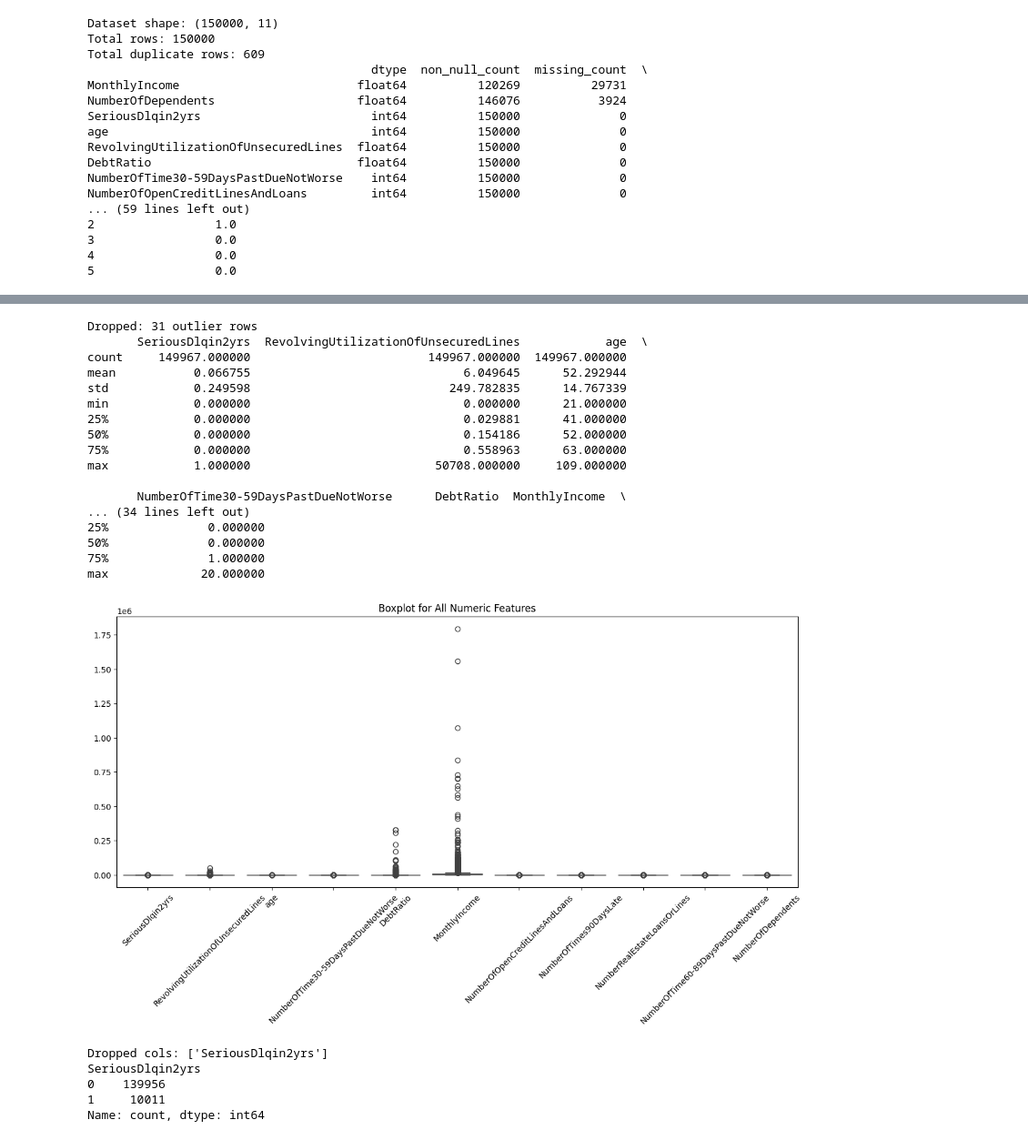
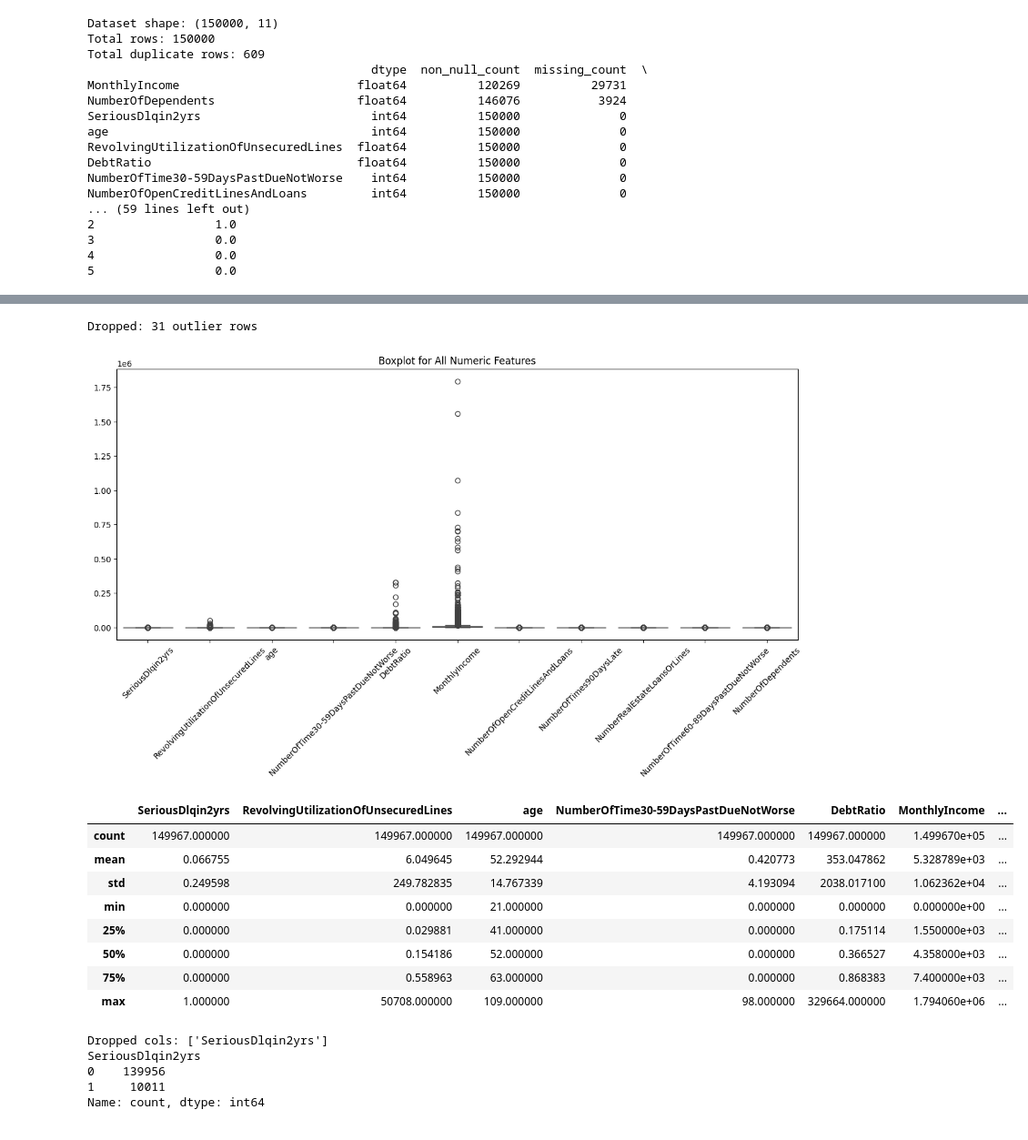
Before and after one commit to sunnysunny77/loan, a Jupyter notebook: cr.ipynb, the cells around one changed output, grey strips where cells are left out. Shown at 91% size. Cells and saved outputs as stored; diff of their text form; code cells hidden in the pictures.

```diff
--- a/cr.ipynb
+++ b/cr.ipynb
@@ -572,49 +544,44 @@ NumberOfOpenCreditLinesAndLoans         int64          150000              0
 # %%
 # Outlier Handling
 numeric_df = df_train.select_dtypes(include=['int64', 'float64'])
 plt.figure(figsize=(15, 6))
 sns.boxplot(data=numeric_df)
 plt.title("Boxplot for All Numeric Features")
 plt.xticks(rotation=45)
 plt.show()
 
 df_train = df_train[df_train['age'] > 0].reset_index(drop=True)
 
 df_train = df_train.sort_values(by="MonthlyIncome", ascending=False).iloc[1:].reset_index(drop=True)
 
 df_filtered = outlier_handling(
     df_train,
     target_col="SeriousDlqin2yrs",
     threshold_high = 99.99,
     threshold_low = 0.01
 )
 
 numeric_df = df_filtered.select_dtypes(include=['int64', 'float64'])
 plt.figure(figsize=(15, 6))
 sns.boxplot(data=numeric_df)
 plt.title("Boxplot for All Numeric Features")
 plt.xticks(rotation=45)
 plt.show()
+
+df_filtered.describe()
 # %% [output]
 [figure]
 Dropped: 31 outlier rows
-       SeriousDlqin2yrs  RevolvingUtilizationOfUnsecuredLines            age  \
-count     149967.000000                         149967.000000  149967.000000
-mean           0.066755                              6.049645      52.292944
-std            0.249598                            249.782835      14.767339
-min            0.000000                              0.000000      21.000000
-25%            0.000000                              0.029881      41.000000
-50%            0.000000                              0.154186      52.000000
-75%            0.000000                              0.558963      63.000000
-max            1.000000                          50708.000000     109.000000
-
-       NumberOfTime30-59DaysPastDueNotWorse      DebtRatio  MonthlyIncome  \
-... (34 lines left out)
-25%              0.000000
-50%              0.000000
-75%              1.000000
-max             20.000000
 [figure]
+|  | SeriousDlqin2yrs | RevolvingUtilizationOfUnsecuredLines | age | NumberOfTime30-59DaysPastDueNotWorse | DebtRatio | MonthlyIncome | ... |
+| count | 149967.000000 | 149967.000000 | 149967.000000 | 149967.000000 | 149967.000000 | 1.499670e+05 | ... |
+| mean | 0.066755 | 6.049645 | 52.292944 | 0.420773 | 353.047862 | 5.328789e+03 | ... |
+| std | 0.249598 | 249.782835 | 14.767339 | 4.193094 | 2038.017100 | 1.062362e+04 | ... |
+| min | 0.000000 | 0.000000 | 21.000000 | 0.000000 | 0.000000 | 0.000000e+00 | ... |
+| 25% | 0.000000 | 0.029881 | 41.000000 | 0.000000 | 0.175114 | 1.550000e+03 | ... |
+| 50% | 0.000000 | 0.154186 | 52.000000 | 0.000000 | 0.366527 | 4.358000e+03 | ... |
+| 75% | 0.000000 | 0.558963 | 63.000000 | 0.000000 | 0.868383 | 7.400000e+03 | ... |
+| max | 1.000000 | 50708.000000 | 109.000000 | 98.000000 | 329664.000000 | 1.794060e+06 | ... |
 # %%
 # Select targets
 df_features, target, feature_cols_to_drop = drop_target_and_ids(df_filtered)
```
Also changed, not shown: parts of 12 cells of this notebook, 2 other files.
